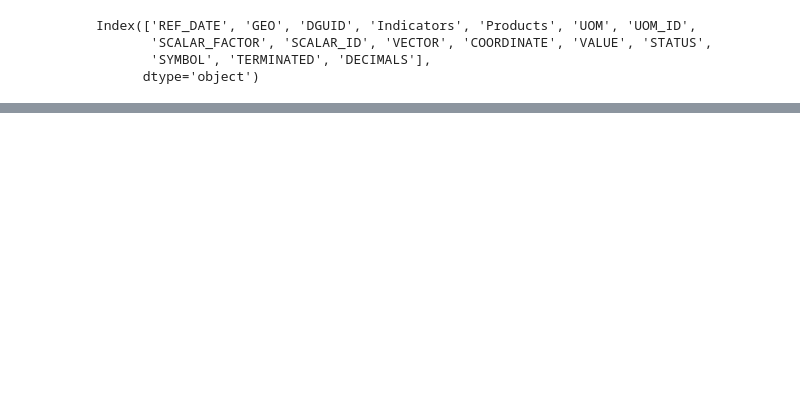
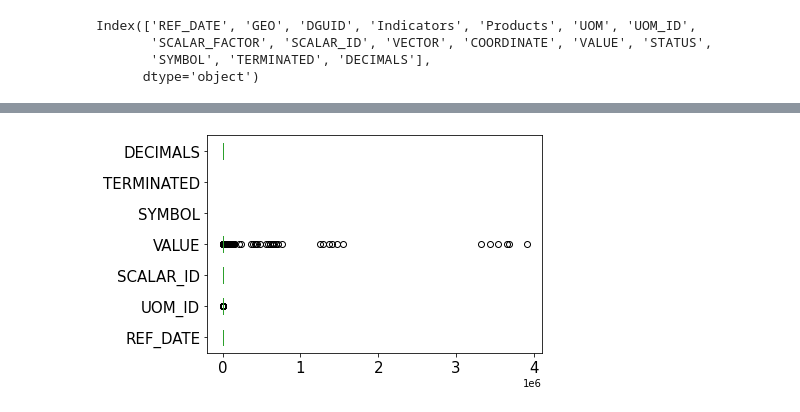
Before and after one commit to data301-2021-winter1/group05-project, a Jupyter notebook: notebooks/analysis2.ipynb, the cells around one changed output, grey strips where cells are left out. Saved outputs shown, nothing was run; the diff lists cells and outputs as text; code cells hidden in the pictures; blank space fills up the shorter version.

```diff
--- a/notebooks/analysis2.ipynb
+++ b/notebooks/analysis2.ipynb
@@ -47,0 +142,6 @@ Index(['REF_DATE', 'GEO', 'DGUID', 'Indicators', 'Products', 'UOM', 'UOM_ID',
+# %%
+#create a boxplot for every column in the data frame.
+## This will help to identify outliers
+boxplot = df.boxplot(grid=False, vert=False,fontsize=15)
+# %% [output]
+[figure, added]
```
Also changed, not shown: parts of 10 cells of this notebook.
